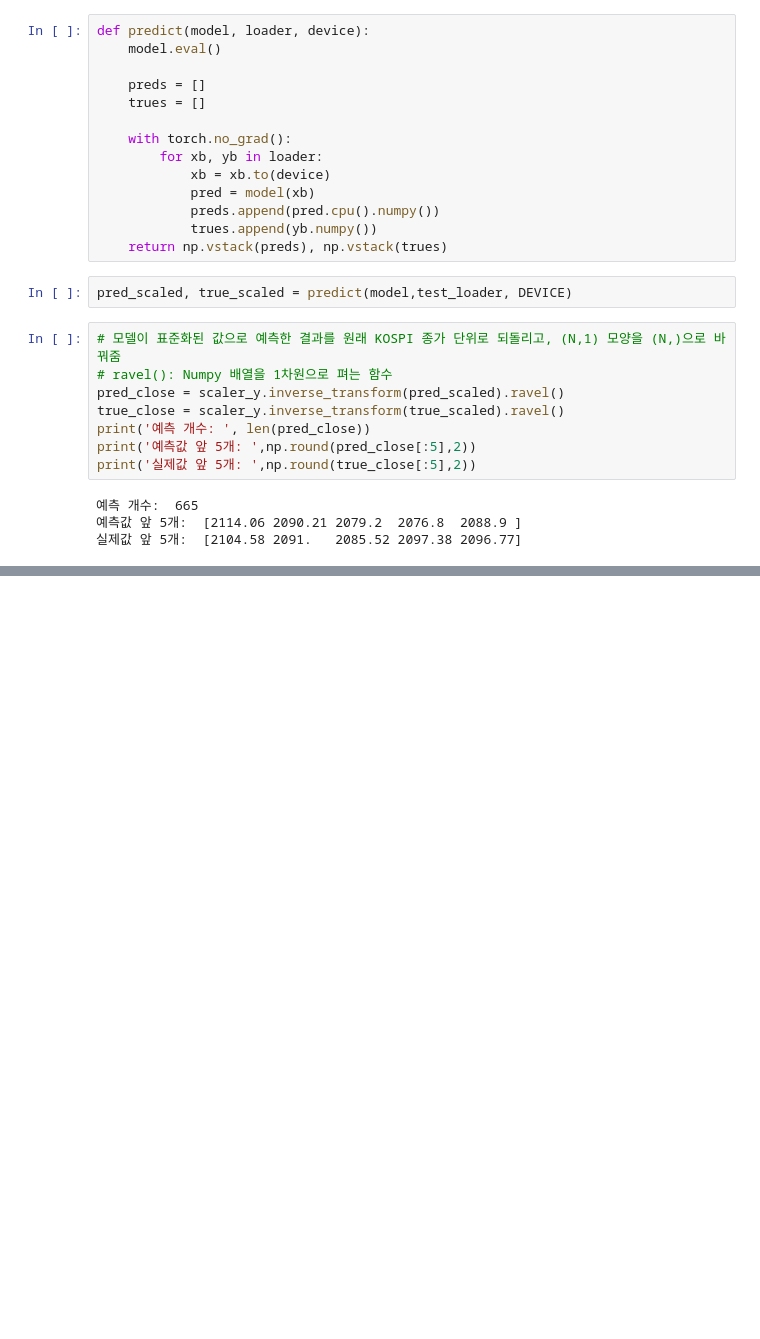
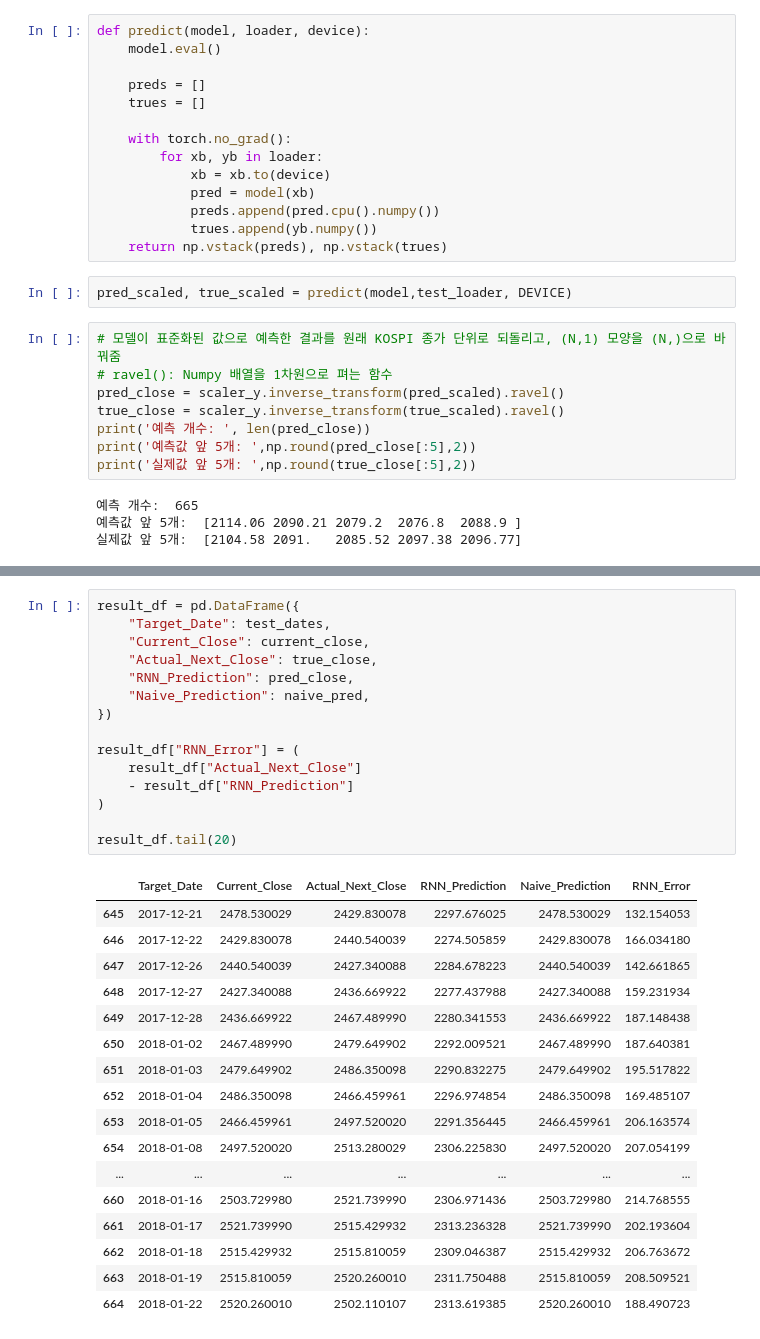
Before and after one commit to harwoon/12_NLP, a Jupyter notebook: 2_RNN.ipynb, the cells around one changed output, grey strips where cells are left out. Saved outputs shown, nothing was run; the diff lists cells and outputs as text; blank space fills up the shorter version.

```diff
--- a/2_RNN.ipynb
+++ b/2_RNN.ipynb
@@ -609,0 +744,33 @@ print('실제값 앞 5개: ',np.round(true_close[:5],2))
+# %%
+result_df = pd.DataFrame({
+    "Target_Date": test_dates,
+    "Current_Close": current_close,
+    "Actual_Next_Close": true_close,
+    "RNN_Prediction": pred_close,
+    "Naive_Prediction": naive_pred,
+})
+
+result_df["RNN_Error"] = (
+    result_df["Actual_Next_Close"]
+    - result_df["RNN_Prediction"]
+)
+
+result_df.tail(20)
+# %% [output]
+|  | Target_Date | Current_Close | Actual_Next_Close | RNN_Prediction | Naive_Prediction | RNN_Error |
+| 645 | 2017-12-21 | 2478.530029 | 2429.830078 | 2297.676025 | 2478.530029 | 132.154053 |
+| 646 | 2017-12-22 | 2429.830078 | 2440.540039 | 2274.505859 | 2429.830078 | 166.034180 |
+| 647 | 2017-12-26 | 2440.540039 | 2427.340088 | 2284.678223 | 2440.540039 | 142.661865 |
+| 648 | 2017-12-27 | 2427.340088 | 2436.669922 | 2277.437988 | 2427.340088 | 159.231934 |
+| 649 | 2017-12-28 | 2436.669922 | 2467.489990 | 2280.341553 | 2436.669922 | 187.148438 |
+| 650 | 2018-01-02 | 2467.489990 | 2479.649902 | 2292.009521 | 2467.489990 | 187.640381 |
+| 651 | 2018-01-03 | 2479.649902 | 2486.350098 | 2290.832275 | 2479.649902 | 195.517822 |
+| 652 | 2018-01-04 | 2486.350098 | 2466.459961 | 2296.974854 | 2486.350098 | 169.485107 |
+| 653 | 2018-01-05 | 2466.459961 | 2497.520020 | 2291.356445 | 2466.459961 | 206.163574 |
+| 654 | 2018-01-08 | 2497.520020 | 2513.280029 | 2306.225830 | 2497.520020 | 207.054199 |
+| ... | ... | ... | ... | ... | ... | ... |
+| 660 | 2018-01-16 | 2503.729980 | 2521.739990 | 2306.971436 | 2503.729980 | 214.768555 |
+| 661 | 2018-01-17 | 2521.739990 | 2515.429932 | 2313.236328 | 2521.739990 | 202.193604 |
+| 662 | 2018-01-18 | 2515.429932 | 2515.810059 | 2309.046387 | 2515.429932 | 206.763672 |
+| 663 | 2018-01-19 | 2515.810059 | 2520.260010 | 2311.750488 | 2515.810059 | 208.509521 |
+| 664 | 2018-01-22 | 2520.260010 | 2502.110107 | 2313.619385 | 2520.260010 | 188.490723 |
```
Also changed, not shown: parts of 9 cells of this notebook.
